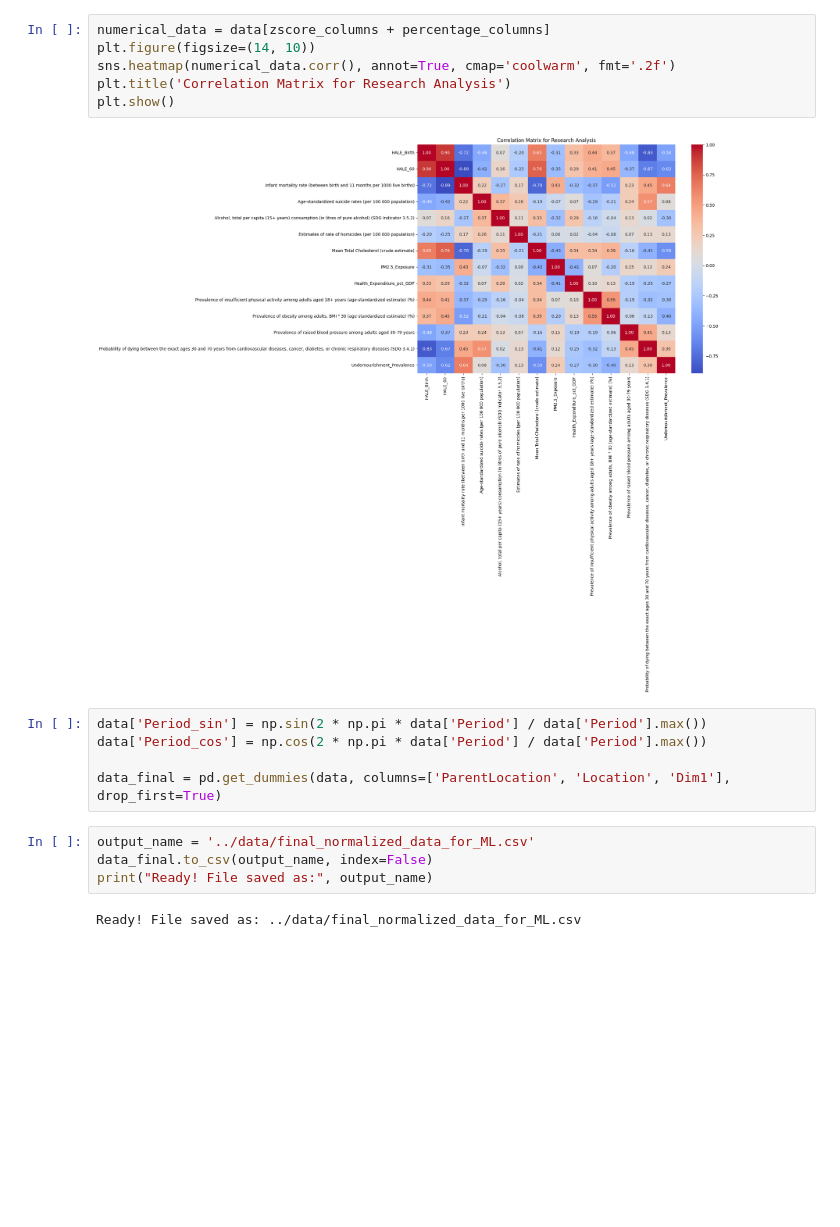
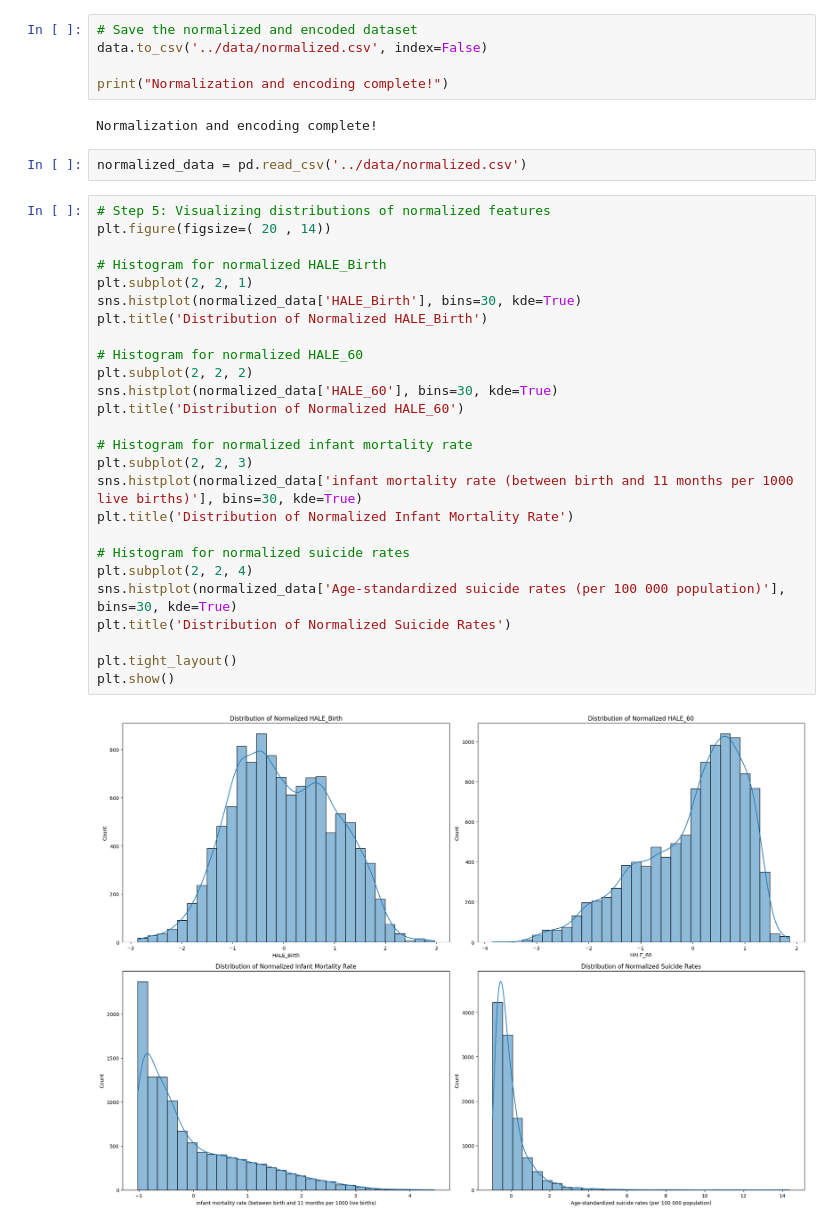
Before and after one commit to HALA-Prediction-466/HALE-prediction, a Jupyter notebook: code/feature_engineering_and_normalization.ipynb, the cells around one changed output. Drawn from its saved outputs; the diff is of its cells as text; blank space fills up the shorter version.

```diff
--- a/code/feature_engineering_and_normalization.ipynb
+++ b/code/feature_engineering_and_normalization.ipynb
@@ -57,19 +90,37 @@ Normalization complete.
 # %%
-numerical_data = data[zscore_columns + percentage_columns]
-plt.figure(figsize=(14, 10))
-sns.heatmap(numerical_data.corr(), annot=True, cmap='coolwarm', fmt='.2f')
-plt.title('Correlation Matrix for Research Analysis')
-plt.show()
+# Save the normalized and encoded dataset
+data.to_csv('../data/normalized.csv', index=False)
+
+print("Normalization and encoding complete!")
 # %% [output]
-[figure, removed]
+Normalization and encoding complete!
 # %%
-data['Period_sin'] = np.sin(2 * np.pi * data['Period'] / data['Period'].max())
-data['Period_cos'] = np.cos(2 * np.pi * data['Period'] / data['Period'].max())
-
-data_final = pd.get_dummies(data, columns=['ParentLocation', 'Location', 'Dim1'], drop_first=True)
+normalized_data = pd.read_csv('../data/normalized.csv')
 # %%
-output_name = '../data/final_normalized_data_for_ML.csv'
-data_final.to_csv(output_name, index=False)
-print("Ready! File saved as:", output_name)
+# Step 5: Visualizing distributions of normalized features
+plt.figure(figsize=( 20 , 14))
+
+# Histogram for normalized HALE_Birth
+plt.subplot(2, 2, 1)
+sns.histplot(normalized_data['HALE_Birth'], bins=30, kde=True)
+plt.title('Distribution of Normalized HALE_Birth')
+
+# Histogram for normalized HALE_60
+plt.subplot(2, 2, 2)
+sns.histplot(normalized_data['HALE_60'], bins=30, kde=True)
+plt.title('Distribution of Normalized HALE_60')
+
+# Histogram for normalized infant mortality rate
+plt.subplot(2, 2, 3)
+sns.histplot(normalized_data['infant mortality rate (between birth and 11 months per 1000 live births)'], bins=30, kde=True)
+plt.title('Distribution of Normalized Infant Mortality Rate')
+
+# Histogram for normalized suicide rates
+plt.subplot(2, 2, 4)
+sns.histplot(normalized_data['Age-standardized suicide rates (per 100 000 population)'], bins=30, kde=True)
+plt.title('Distribution of Normalized Suicide Rates')
+
+plt.tight_layout()
+plt.show()
 # %% [output]
-Ready! File saved as: ../data/final_normalized_data_for_ML.csv
+[figure, added]
```
Also changed, not shown: parts of 7 cells of this notebook, 1 other file.
